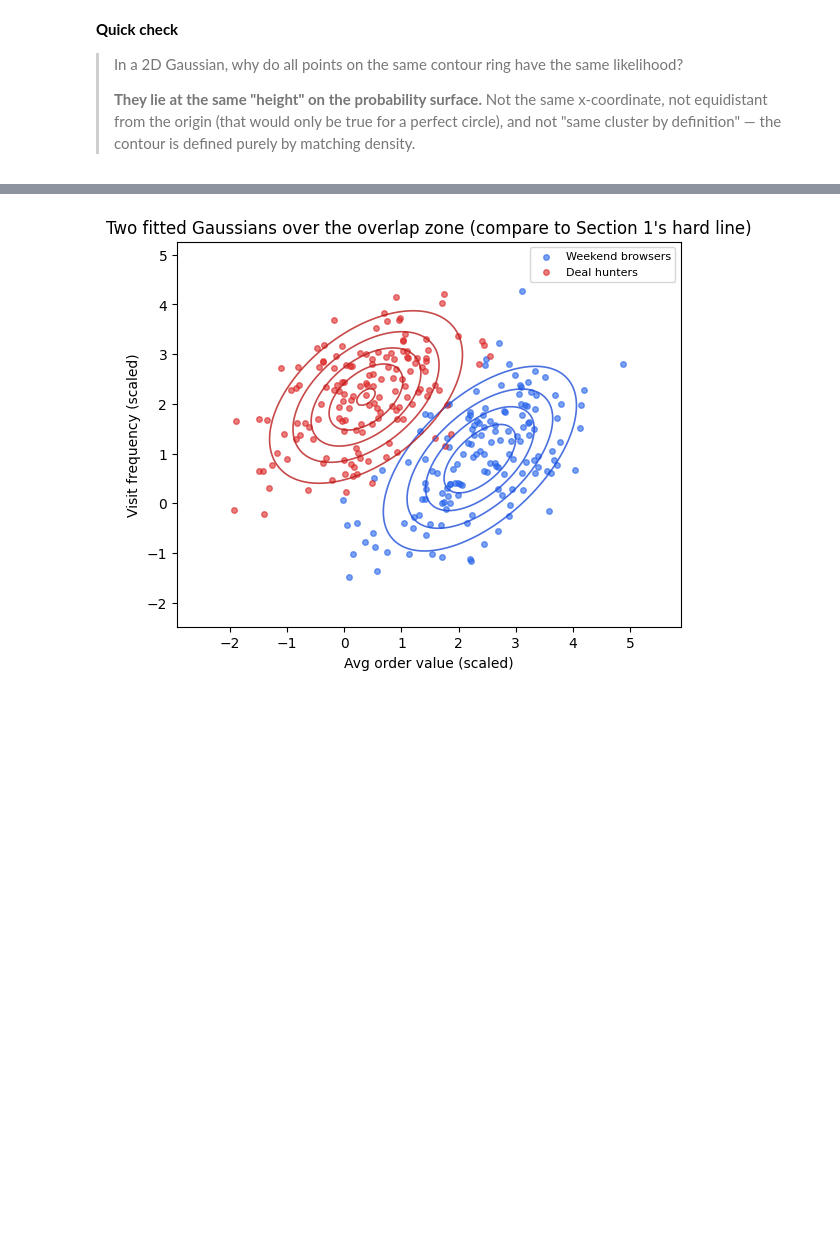
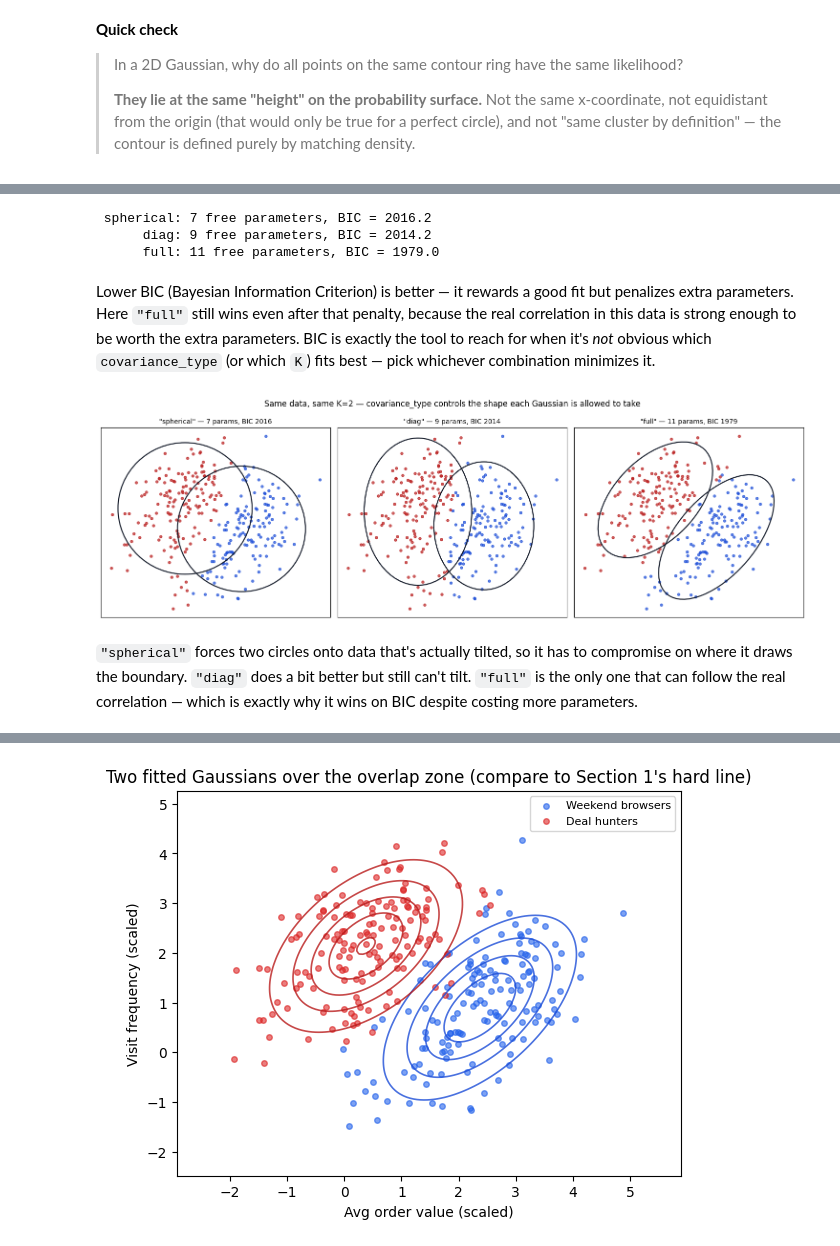
Before and after one commit to Ujjwal091/ai-ml-course, a Jupyter notebook: modules/02-unsupervised-learning/gaussian-mixture-models/notes.ipynb, the cells around one changed output, grey strips where cells are left out. Drawn from its saved outputs; the diff is of its cells as text; code cells hidden in the pictures; blank space fills up the shorter version.

```diff
--- a/modules/02-unsupervised-learning/gaussian-mixture-models/notes.ipynb
+++ b/modules/02-unsupervised-learning/gaussian-mixture-models/notes.ipynb
@@ -213,0 +220,51 @@ mathematically rigorous.
+# %%
+from sklearn.mixture import GaussianMixture
+
+covariance_types = ["spherical", "diag", "full"]
+cov_fits = {ct: GaussianMixture(n_components=2, covariance_type=ct, n_init=5, random_state=4).fit(X_overlap)
+            for ct in covariance_types}
+
+for ct, model in cov_fits.items():
+    print(f"{ct:>10}: {model._n_parameters()} free parameters, BIC = {model.bic(X_overlap):.1f}")
+# %% [output]
+ spherical: 7 free parameters, BIC = 2016.2
+      diag: 9 free parameters, BIC = 2014.2
+      full: 11 free parameters, BIC = 1979.0
+# %% [markdown]
+Lower BIC (Bayesian Information Criterion) is better — it rewards a good fit but penalizes extra parameters.
+Here `"full"` still wins even after that penalty, because the real correlation in this data is strong enough to
+be worth the extra parameters. BIC is exactly the tool to reach for when it's *not* obvious which
+`covariance_type` (or which `K`) fits best — pick whichever combination minimizes it.
+# %%
+colors_gmm = ["#1D4ED8", "#B91C1C"]
+
+fig, axes = plt.subplots(1, 3, figsize=(15, 4.8))
+for ax, ct in zip(axes, covariance_types):
+    model = cov_fits[ct]
+    labels_ct = model.predict(X_overlap)
+    for j in range(2):
+        ax.scatter(X_overlap[labels_ct == j, 0], X_overlap[labels_ct == j, 1], s=14, color=colors_gmm[j], alpha=0.7)
+    for k in range(2):
+        cov_k = model.covariances_[k]
+        if ct == "spherical":
+            cov_k = np.eye(2) * cov_k
+        elif ct == "diag":
+            cov_k = np.diag(cov_k)
+        vals, vecs = np.linalg.eigh(cov_k)
+        order = vals.argsort()[::-1]
+        vals, vecs = vals[order], vecs[:, order]
+        angle = np.degrees(np.arctan2(vecs[1, 0], vecs[0, 0]))
+        width, height = 2 * 2 * np.sqrt(np.maximum(vals, 0))
+        ax.add_patch(Ellipse(model.means_[k], width, height, angle=angle,
+                              edgecolor="#111827", facecolor="none", linewidth=1.6))
+    ax.set_title(f'"{ct}" — {model._n_parameters()} params, BIC {model.bic(X_overlap):.0f}', fontsize=10)
+    ax.set_xticks([]); ax.set_yticks([])
+plt.suptitle("Same data, same K=2 — covariance_type controls the shape each Gaussian is allowed to take")
+plt.tight_layout()
+plt.show()
+# %% [output]
+[figure, added]
+# %% [markdown]
+`"spherical"` forces two circles onto data that's actually tilted, so it has to compromise on where it draws the
+boundary. `"diag"` does a bit better but still can't tilt. `"full"` is the only one that can follow the real
+correlation — which is exactly why it wins on BIC despite costing more parameters.
```
Also changed, not shown: parts of 9 cells of this notebook, 9 other files.
